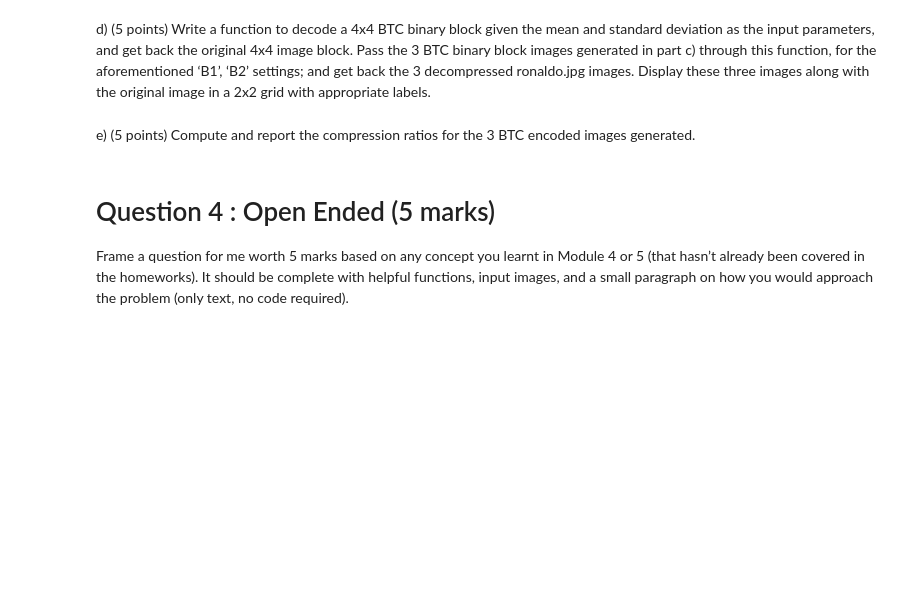
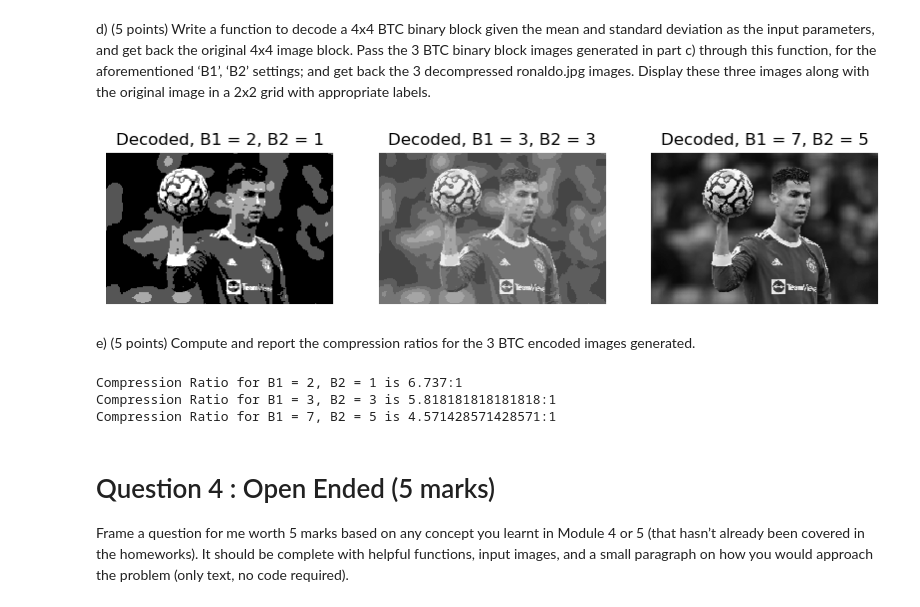
Before and after one commit to sidharthNair/digital-image-processing, a Jupyter notebook: hw3/HW3.ipynb, the cells around one changed output. Saved outputs shown, nothing was run; the diff lists cells and outputs as text; code cells hidden in the pictures; blank space fills up the shorter version.

```diff
--- a/hw3/HW3.ipynb
+++ b/hw3/HW3.ipynb
@@ -243,9 +288,56 @@ Pass the 3 BTC binary block images generated in part c) through this function, f
 aforementioned ‘B1’, ‘B2’ settings; and get back the 3 decompressed ronaldo.jpg
 images. Display these three images along with the original image in a 2x2 grid with
 appropriate labels.
+# %%
+def decode_btc_block(block, mean, stddev):
+    Q = np.count_nonzero(block)
+    P = 16 - Q
+    A = math.sqrt(Q / P) if P != 0 else 1
+    decoded_block = block.copy()
+    for i in range(block.shape[0]):
+        for j in range(block.shape[1]):
+            decoded_block[i, j] = mean + stddev / A if block[i, j] == 1 else mean - stddev * A
+    return decoded_block
+
+def decode_btc_image(img, means, stddevs):
+    decoded = np.zeros(img.shape)
+    rows, cols = img.shape
+    for i in range(rows // 4):
+        for j in range(cols // 4):
+            block = img[i*4:(i+1)*4, j*4:(j+1)*4]
+            decoded[i*4:(i+1)*4, j*4:(j+1)*4] = decode_btc_block(block, means[i, j], stddevs[i, j])
+    return decoded
+
+fig = plt.figure(figsize=(10, 2))
+ax = []
+for i in range(3):
+    ax.append(fig.add_subplot(1,3,i+1))
+    ax[i].axis('off')
+ax[0].title.set_text('Decoded, B1 = 2, B2 = 1')
+ax[1].title.set_text('Decoded, B1 = 3, B2 = 3')
+ax[2].title.set_text('Decoded, B1 = 7, B2 = 5')
+ax[0].imshow(decode_btc_image(*btc_imgs[0]), cmap='gray')
+ax[1].imshow(decode_btc_image(*btc_imgs[1]), cmap='gray')
+ax[2].imshow(decode_btc_image(*btc_imgs[2]), cmap='gray')
+plt.show()
+# %% [output]
+[figure, added]
 # %% [markdown]
 e) (5 points) Compute and report the compression ratios for the 3 BTC encoded images
 generated.
+# %%
+original_bpp = 8
+btc_1_bpp = (16 + 2 + 1) / 16
+btc_2_bpp = (16 + 3 + 3) / 16
+btc_3_bpp = (16 + 7 + 5) / 16
+
+print(f'Compression Ratio for B1 = 2, B2 = 1 is {round(original_bpp / btc_1_bpp, 3)}:1')
+print(f'Compression Ratio for B1 = 3, B2 = 3 is {round(original_bpp / btc_2_bpp, 3)}:1')
+print(f'Compression Ratio for B1 = 7, B2 = 5 is {round(original_bpp / btc_3_bpp, 3)}:1')
+# %% [output]
+Compression Ratio for B1 = 2, B2 = 1 is 6.737:1
+Compression Ratio for B1 = 3, B2 = 3 is 5.818181818181818:1
+Compression Ratio for B1 = 7, B2 = 5 is 4.571428571428571:1
 # %% [markdown]
 # Question 4 : Open Ended (5 marks)
 Frame a question for me worth 5 marks based on any concept you learnt in Module 4 or 5 (that
```
Also changed, not shown: parts of 3 cells of this notebook.
